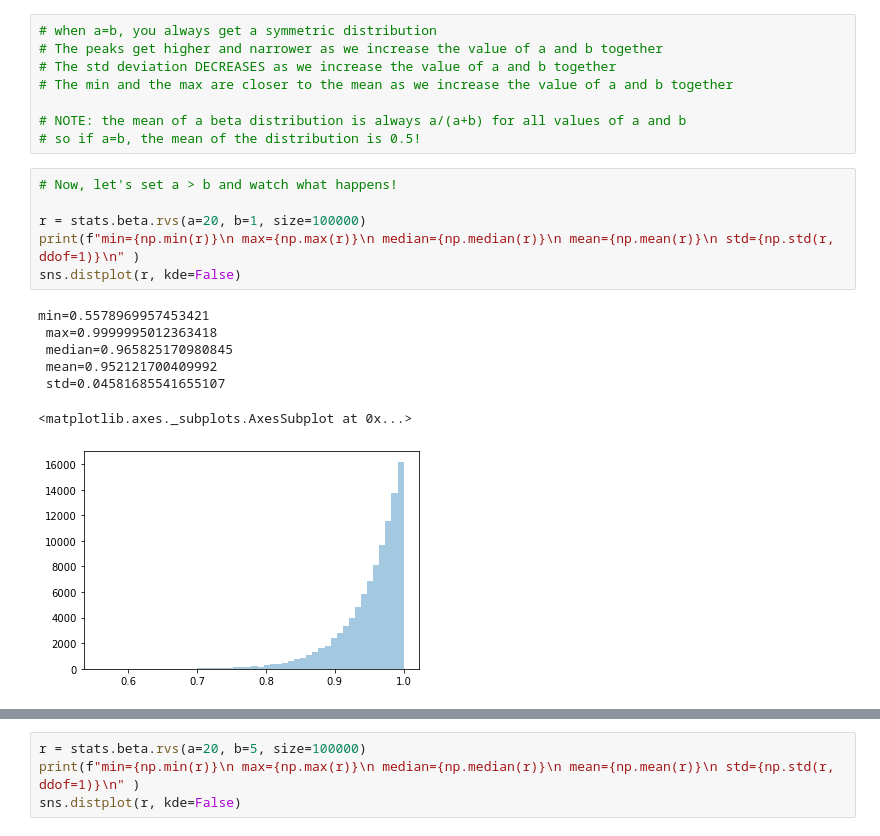
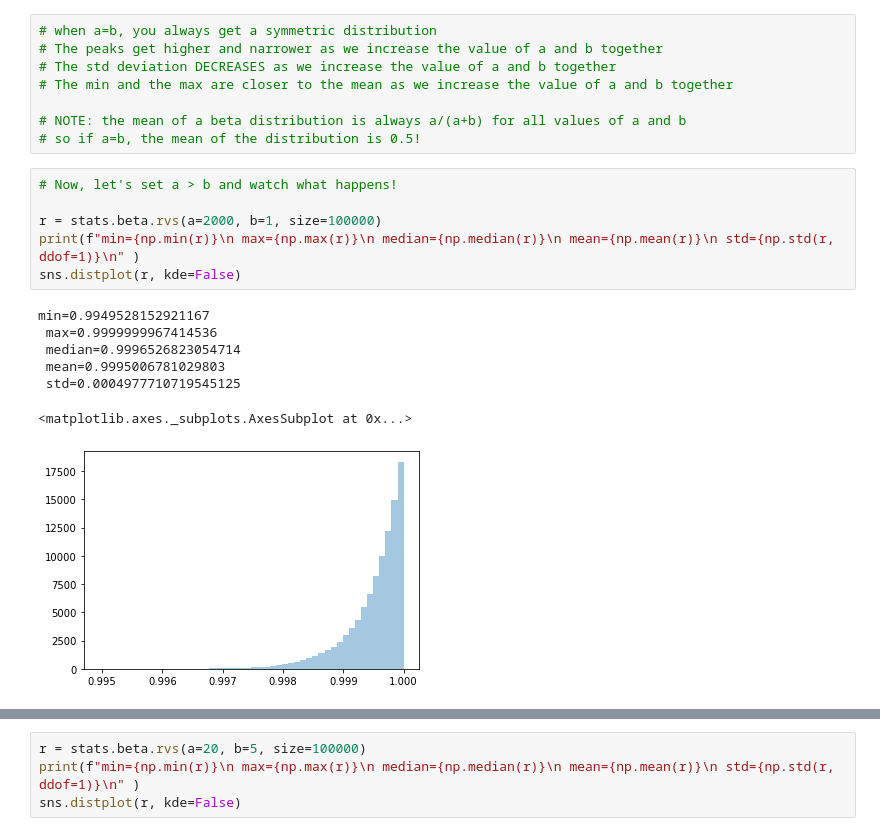
Before and after one commit to seanreed1111/stats-lectures, a Jupyter notebook: STATS-3.ipynb, the cells around one changed output, grey strips where cells are left out. Drawn from its saved outputs; the diff is of its cells as text.

```diff
--- a/STATS-3.ipynb
+++ b/STATS-3.ipynb
@@ -295,17 +295,17 @@ min=0.4532435325824978
 # %%
 # Now, let's set a > b and watch what happens!
 
-r = stats.beta.rvs(a=20, b=1, size=100000)
+r = stats.beta.rvs(a=2000, b=1, size=100000)
 print(f"min={np.min(r)}\n max={np.max(r)}\n median={np.median(r)}\n mean={np.mean(r)}\n std={np.std(r, ddof=1)}\n" )
 sns.distplot(r, kde=False)
 # %% [output]
-min=0.5578969957453421
- max=0.9999995012363418
- median=0.965825170980845
- mean=0.952121700409992
- std=0.04581685541655107
+min=0.9949528152921167
+ max=0.9999999967414536
+ median=0.9996526823054714
+ mean=0.9995006781029803
+ std=0.0004977710719545125
 <matplotlib.axes._subplots.AxesSubplot at 0x...>
-[figure, old version]
+[figure, new version]
 # %%
 r = stats.beta.rvs(a=20, b=2, size=100000)
 print(f"min={np.min(r)}\n max={np.max(r)}\n median={np.median(r)}\n mean={np.mean(r)}\n std={np.std(r, ddof=1)}\n" )
```
Also changed, not shown: parts of 4 cells of this notebook, 3 other files.
